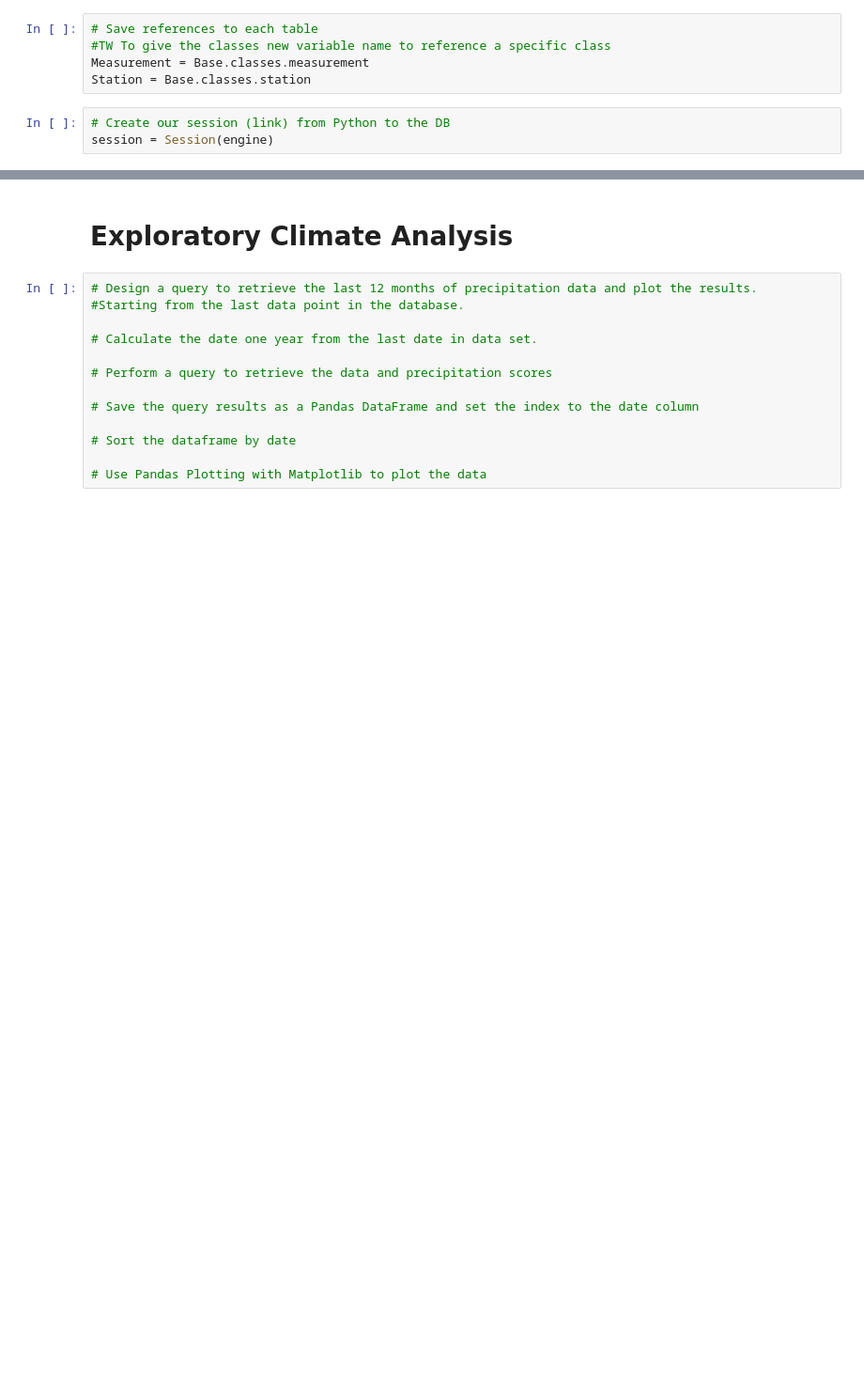
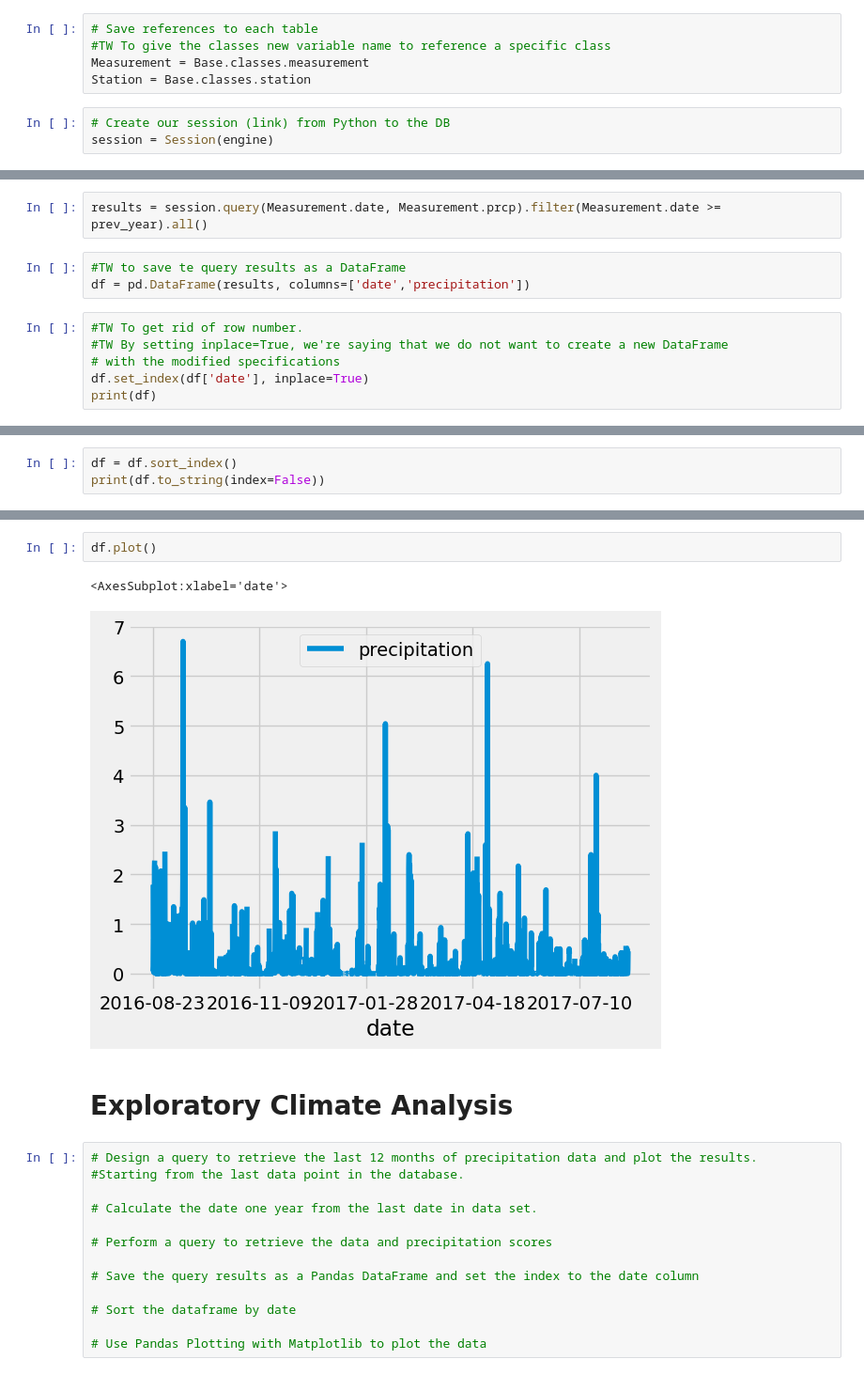
Before and after one commit to tomoko1T/surfs_up, a Jupyter notebook: climate_analysis.ipynb, the cells around one changed output, grey strips where cells are left out. Shown at 94% size. Cells and saved outputs as stored; diff of their text form; blank space fills up the shorter version.

```diff
--- a/climate_analysis.ipynb
+++ b/climate_analysis.ipynb
@@ -43,0 +58,11 @@ session = Session(engine)
+# %%
+results = session.query(Measurement.date, Measurement.prcp).filter(Measurement.date >= prev_year).all()
+# %%
+#TW to save te query results as a DataFrame
+df = pd.DataFrame(results, columns=['date','precipitation'])
+# %%
+#TW To get rid of row number.
+#TW By setting inplace=True, we're saying that we do not want to create a new DataFrame
+# with the modified specifications
+df.set_index(df['date'], inplace=True)
+print(df)
@@ -43,0 +106,3 @@ session = Session(engine)
+# %%
+df = df.sort_index()
+print(df.to_string(index=False))
@@ -44,3 +127,8 @@ session = Session(engine)
+# %%
+df.plot()
+# %% [output]
+<AxesSubplot:xlabel='date'>
+[figure, added]
 # %% [markdown]
 # Exploratory Climate Analysis
 # %%
```
Also changed, not shown: parts of 9 cells of this notebook.
